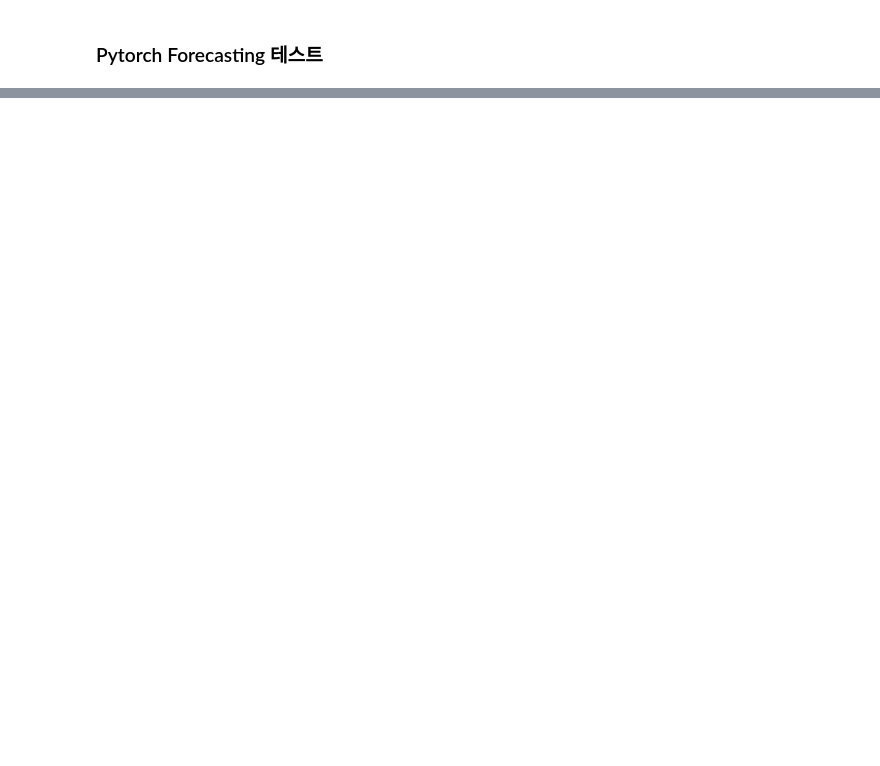
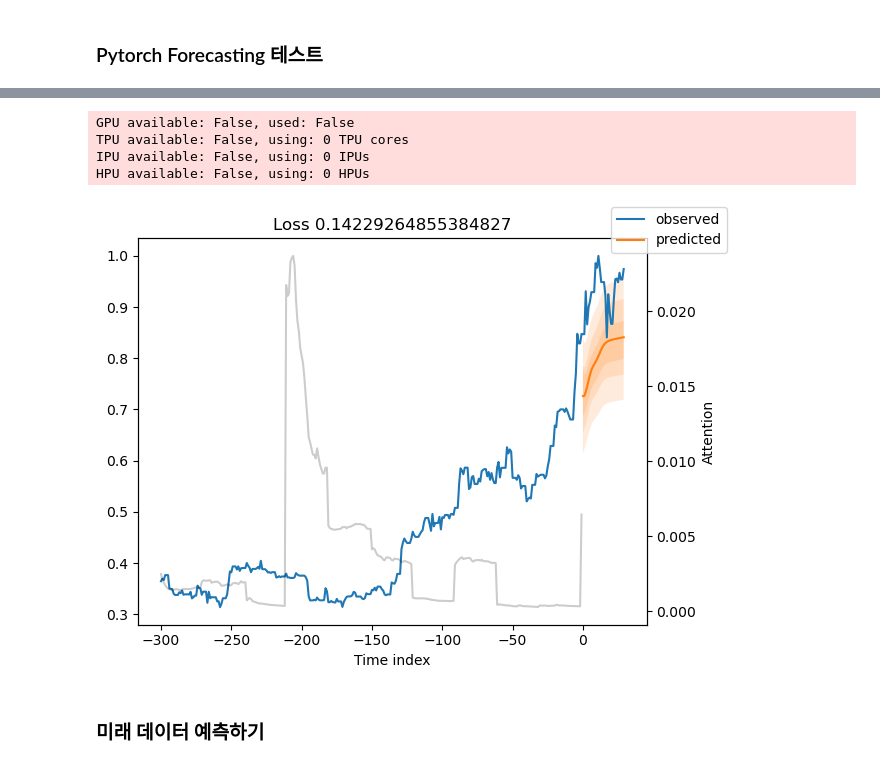
Before and after one commit to zeeenoo11/KDT05_Web_Coin_Project, a Jupyter notebook: JJW/07_forecasting_test.ipynb, the cells around one changed output, grey strips where cells are left out. Saved outputs shown, nothing was run; the diff lists cells and outputs as text; code cells hidden in the pictures; blank space fills up the shorter version.

```diff
--- a/JJW/07_forecasting_test.ipynb
+++ b/JJW/07_forecasting_test.ipynb
@@ -280,0 +317,20 @@ with open("test_study.pkl", "wb") as fout:
+# %%
+# calcualte metric by which to display
+predictions = best_tft.predict(val_dataloader, return_y=True)
+mean_losses = SMAPE(reduction="none")(predictions.output, predictions.y).mean(1)
+indices = mean_losses.argsort(descending=True)  # sort losses
+for idx in range(1):  # plot 10 examples
+    best_tft.plot_prediction(
+        raw_predictions.x,
+        raw_predictions.output,
+        idx=indices[idx],
+        add_loss_to_title=SMAPE(quantiles=best_tft.loss.quantiles),
+    )
+# %% [output]
+GPU available: False, used: False
+TPU available: False, using: 0 TPU cores
+IPU available: False, using: 0 IPUs
+HPU available: False, using: 0 HPUs
+[figure, added]
+# %% [markdown]
+### 미래 데이터 예측하기
```
Also changed, not shown: parts of 30 cells of this notebook, 34 other files.
